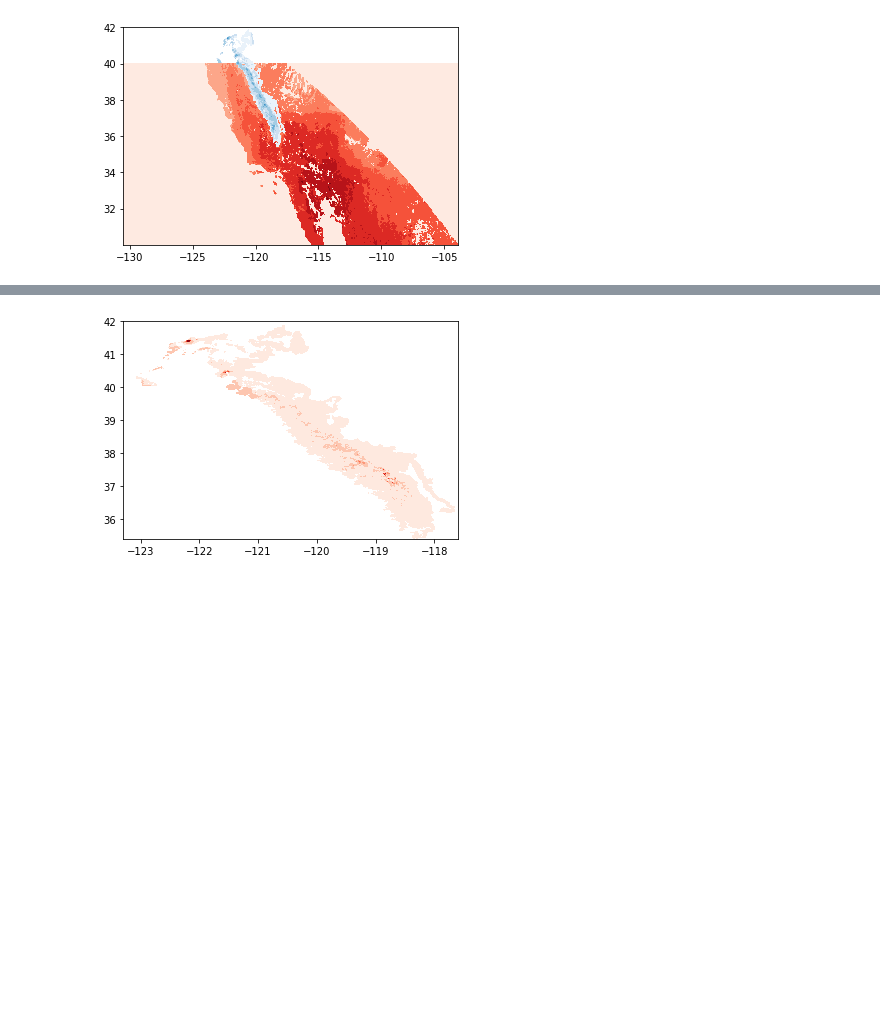
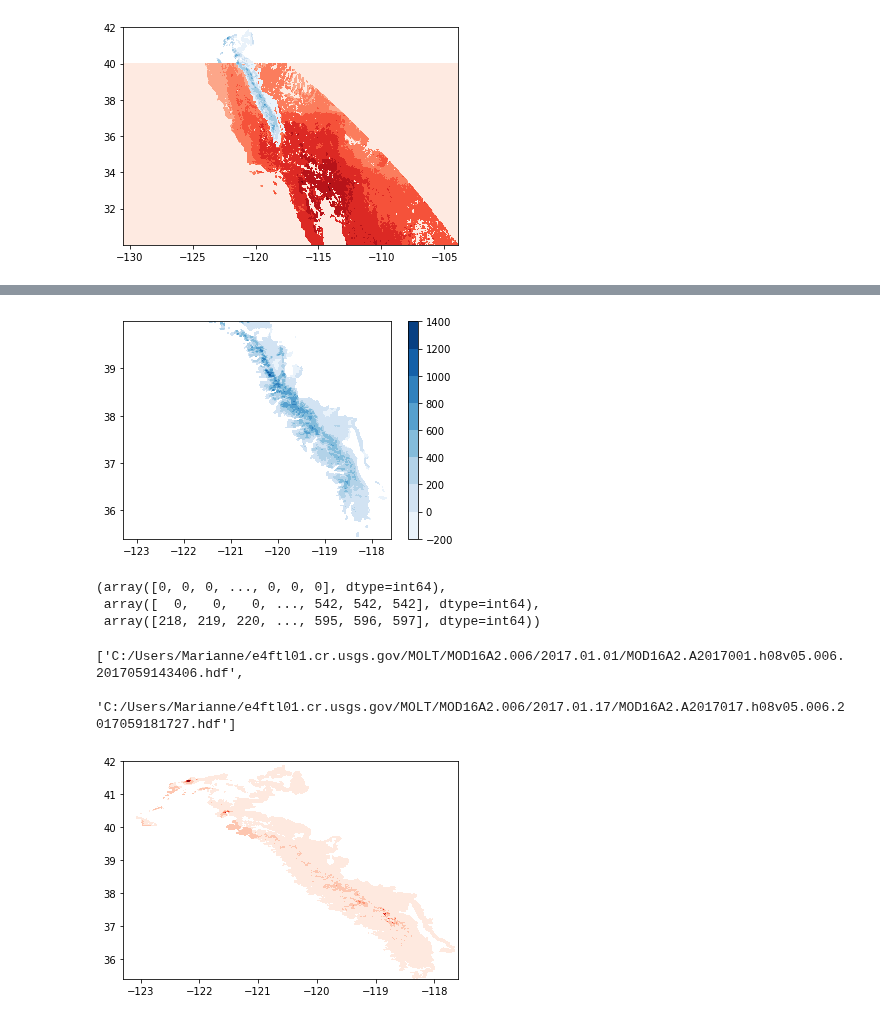
Before and after one commit to mariannecowherd/pe_snow_fires, a Jupyter notebook: scripts/pe_modis.ipynb, the cells around one changed output, grey strips where cells are left out. Saved outputs shown, nothing was run; the diff lists cells and outputs as text; code cells hidden in the pictures; blank space fills up the shorter version.

```diff
--- a/scripts/pe_modis.ipynb
+++ b/scripts/pe_modis.ipynb
@@ -224,10 +240,0 @@ swe_max_test=rxr.open_rasterio('swe_max/swe_max_2001.tif')
-# %%
-min_x = np.nanmin(swe_max_test['x'])
-min_y = np.nanmin(swe_max_test['y'])
-max_x = np.nanmax(swe_max_test['x'])
-max_y = 40
-
-pe_clip = pe.rio.clip_box(minx=min_x,miny=min_y,maxx=max_x,maxy=max_y)
-#swe_max_test = swe_max_test.rio.clip_box(minx=min_x,miny=min_y,maxx=max_x,maxy=max_y)
-#swe_rp=swe_max_test.rio.reproject_match(swe_max_test,resampling=rasterio.enums.Resampling.bilinear)
-swe_rp=swe_max_test.rio.reproject_match(pe_clip,resampling=rasterio.enums.Resampling.bilinear)
@@ -234,3 +252,49 @@ swe_rp=swe_max_test.rio.reproject_match(pe_clip,resampling=rasterio.enums.Resamp
+# %%
+
+import datetime as dt
+for yr in range(2014,2015):
+    swe_max=rxr.open_rasterio('swe_max/swe_max_'+str(yr)+'.tif')
+    target_date = dt.date(yr,10,1)+dt.timedelta(days=int(maxday[yr-1985]))
+    target_string =str(target_date.year)+'.0'+str(target_date.month)
+    try:
+        f = [match for match in modis_files if target_string in match][0]
+        pe = rxr.open_rasterio(f)
+        pe = pe['PET_500m'].rio.reproject(feather.crs)
+        min_x = np.nanmin(swe_max['x'])
+        min_y = np.nanmin(swe_max['y'])
+        max_x = np.nanmax(swe_max['x'])
+        max_y = np.nanmax(pe['y'])
+        pe_clip = pe.rio.clip_box(minx=min_x,miny=min_y,maxx=max_x,maxy=max_y)
+        swe_rp=swe_max.rio.reproject_match(pe_clip,resampling=rasterio.enums.Resampling.cubic)
+        test = (pe_clip)#/np.nanmean(pe_clip))#/(swe_rp/np.nanmean(swe_rp))
+        test = swe_rp
+
+        #test[test<1]=np.nan
+        x,y = np.meshgrid(test['x'],test['y'])
+        z = test.values[0,:,:]
+        z[z>32700]=0
+        fig,ax=plt.subplots()
+        contourf_ = ax.contourf(x,y,z,cmap='Blues')
+        cbar =fig.colorbar(contourf_)
+        #plt.show()
+        plt.savefig('figures/SAI_'+str(yr)+'.png')
+    except:
+        continue
+# %% [output]
+[figure, added]
+# %%
+np.where(test>0)
+# %% [output]
+(array([0, 0, 0, ..., 0, 0, 0], dtype=int64),
+ array([  0,   0,   0, ..., 542, 542, 542], dtype=int64),
+ array([218, 219, 220, ..., 595, 596, 597], dtype=int64))
+# %%
+#modis_files['*.201706*']
+
+[match for match in modis_files if "2017.01" in match]
+# %% [output]
+['C:/Users/Marianne/e4ftl01.cr.usgs.gov/MOLT/MOD16A2.006/2017.01.01/MOD16A2.A2017001.h08v05.006.2017059143406.hdf',
+ 'C:/Users/Marianne/e4ftl01.cr.usgs.gov/MOLT/MOD16A2.006/2017.01.17/MOD16A2.A2017017.h08v05.006.2017059181727.hdf']
 # %%
 #rasterio.plot.show(pe_clip)
 #rasterio.plot.show(pe)
```
Also changed, not shown: parts of 6 cells of this notebook.
